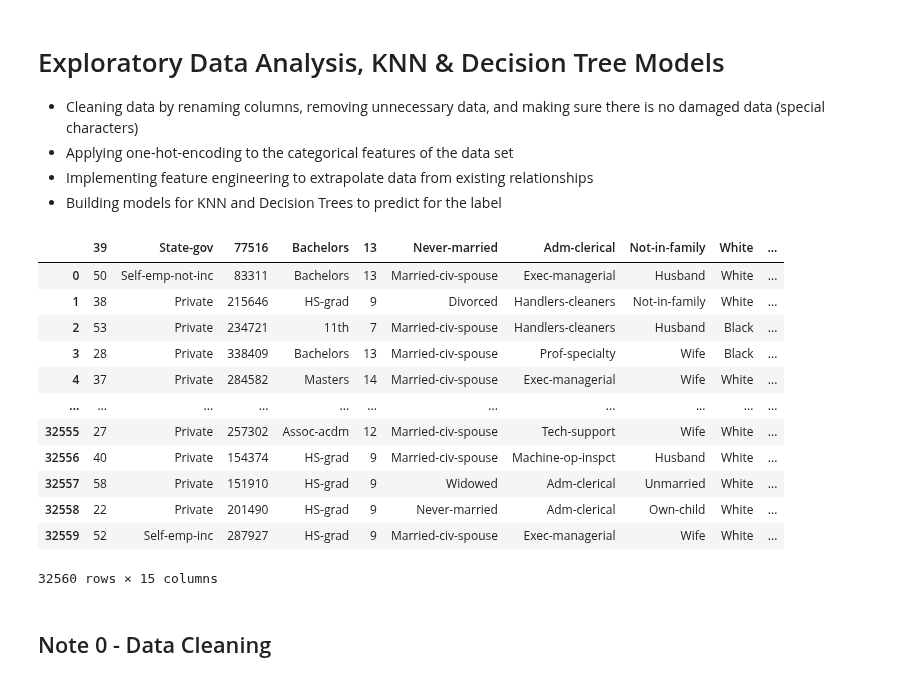
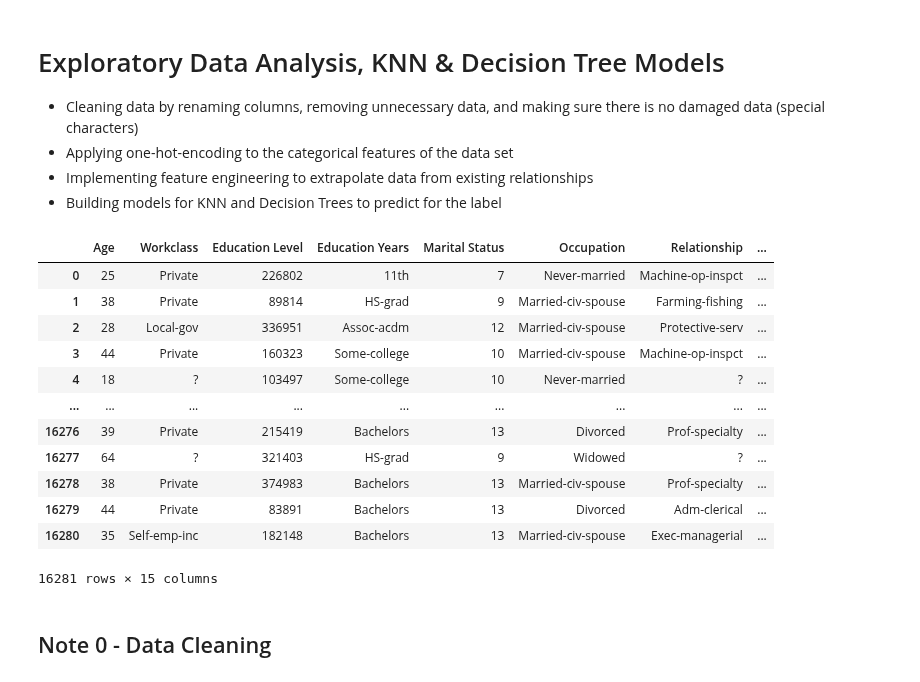
Before and after one commit to felixsimard/comp551-p1, a Jupyter notebook: EDA-adult.ipynb, the cells around one changed output. Saved outputs shown, nothing was run; the diff lists cells and outputs as text; code cells hidden in the pictures.

```diff
--- a/EDA-adult.ipynb
+++ b/EDA-adult.ipynb
@@ -18,25 +19,30 @@ from matplotlib import pyplot as plt
 # Import data from csv files
 
 train = pd.read_csv(r'~/desktop/COMP551/COMP551-p1/Adult/adult.csv')
-test = pd.read_csv(r'~/desktop/COMP551/COMP551-p1/Adult/adult-test.csv')
-
-all_data = pd.concat([train, test], axis=0, sort=False)
-
-train
+testDir = r'~/desktop/COMP551/COMP551-p1/Adult/adult-test.csv'
-# %% [output]
-|  | 39 | State-gov | 77516 | Bachelors | 13 | Never-married | Adm-clerical | Not-in-family | White | ... |
-| 0 | 50 | Self-emp-not-inc | 83311 | Bachelors | 13 | Married-civ-spouse | Exec-managerial | Husband | White | ... |
-| 1 | 38 | Private | 215646 | HS-grad | 9 | Divorced | Handlers-cleaners | Not-in-family | White | ... |
-| 2 | 53 | Private | 234721 | 11th | 7 | Married-civ-spouse | Handlers-cleaners | Husband | Black | ... |
-| 3 | 28 | Private | 338409 | Bachelors | 13 | Married-civ-spouse | Prof-specialty | Wife | Black | ... |
-| 4 | 37 | Private | 284582 | Masters | 14 | Married-civ-spouse | Exec-managerial | Wife | White | ... |
-| ... | ... | ... | ... | ... | ... | ... | ... | ... | ... | ... |
-| 32555 | 27 | Private | 257302 | Assoc-acdm | 12 | Married-civ-spouse | Tech-support | Wife | White | ... |
-| 32556 | 40 | Private | 154374 | HS-grad | 9 | Married-civ-spouse | Machine-op-inspct | Husband | White | ... |
-| 32557 | 58 | Private | 151910 | HS-grad | 9 | Widowed | Adm-clerical | Unmarried | White | ... |
-| 32558 | 22 | Private | 201490 | HS-grad | 9 | Never-married | Adm-clerical | Own-child | White | ... |
-| 32559 | 52 | Self-emp-inc | 287927 | HS-grad | 9 | Married-civ-spouse | Exec-managerial | Wife | White | ... |
-32560 rows × 15 columns
+# %%
+# Columns from description of data set
+columns = ['Age', 'Workclass', 'Education Level', 'Education Years',
+       'Marital Status', 'Occupation', 'Relationship', 'Race', 'Sex',
+       'Capital Gain', 'Capital Loss','Will Drop You', 'Hours Per Week', 'Native Country',
+       ' <=50K']
+test = pd.read_csv(testDir, skiprows=1, names=columns, sep=', ', engine='python')
+
+test
+# %% [output]
+|  | Age | Workclass | Education Level | Education Years | Marital Status | Occupation | Relationship | ... |
+| 0 | 25 | Private | 226802 | 11th | 7 | Never-married | Machine-op-inspct | ... |
+| 1 | 38 | Private | 89814 | HS-grad | 9 | Married-civ-spouse | Farming-fishing | ... |
+| 2 | 28 | Local-gov | 336951 | Assoc-acdm | 12 | Married-civ-spouse | Protective-serv | ... |
+| 3 | 44 | Private | 160323 | Some-college | 10 | Married-civ-spouse | Machine-op-inspct | ... |
+| 4 | 18 | ? | 103497 | Some-college | 10 | Never-married | ? | ... |
+| ... | ... | ... | ... | ... | ... | ... | ... | ... |
+| 16276 | 39 | Private | 215419 | Bachelors | 13 | Divorced | Prof-specialty | ... |
+| 16277 | 64 | ? | 321403 | HS-grad | 9 | Widowed | ? | ... |
+| 16278 | 38 | Private | 374983 | Bachelors | 13 | Married-civ-spouse | Prof-specialty | ... |
+| 16279 | 44 | Private | 83891 | Bachelors | 13 | Divorced | Adm-clerical | ... |
+| 16280 | 35 | Self-emp-inc | 182148 | Bachelors | 13 | Married-civ-spouse | Exec-managerial | ... |
+16281 rows × 15 columns
 # %% [markdown]
 ## Note 0 - Data Cleaning
 # %%
```
Also changed, not shown: parts of 20 cells of this notebook, 2 other files.
